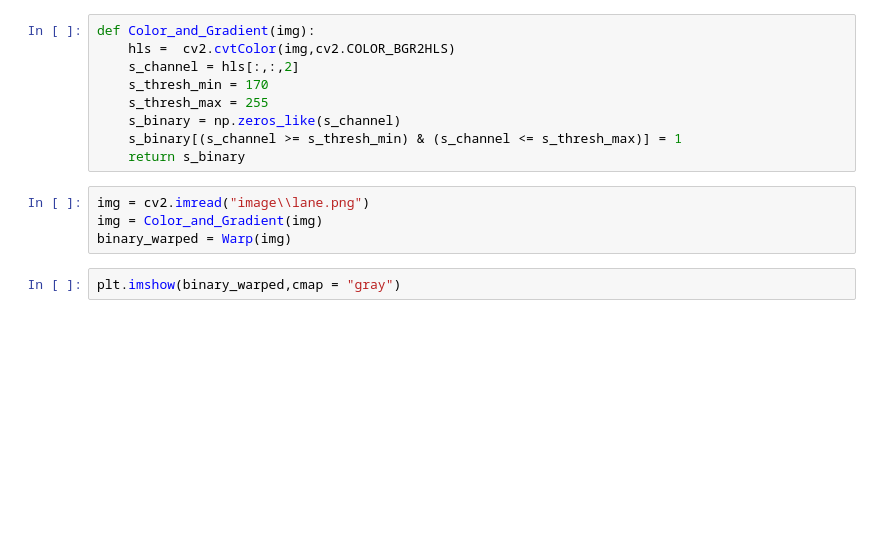
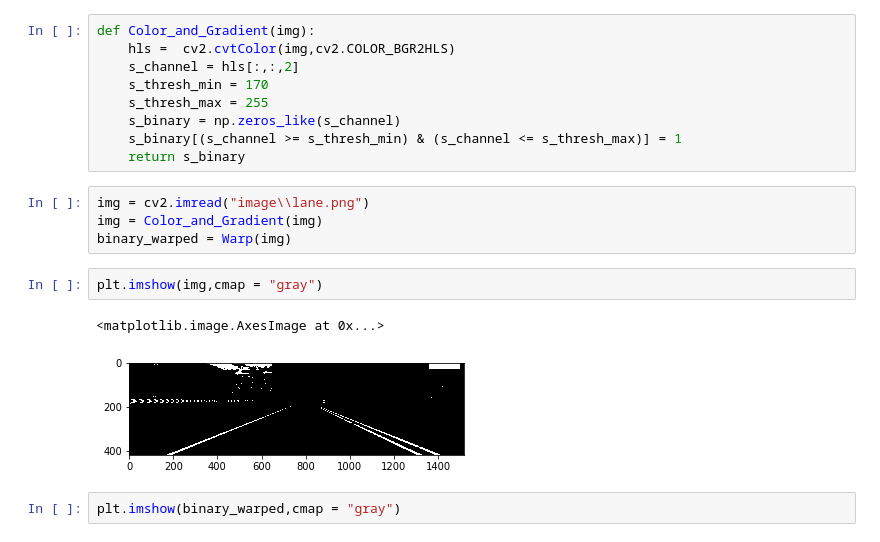
Before and after one commit to aayushrai/Advanced-lane-lines-detection, a Jupyter notebook: Some basics/Search from prior.ipynb, the cells around one changed output. Saved outputs shown, nothing was run; the diff lists cells and outputs as text; blank space fills up the shorter version.

```diff
--- a/Some basics/Search from prior.ipynb
+++ b/Some basics/Search from prior.ipynb
@@ -24,6 +24,11 @@ def Color_and_Gradient(img):
 img = cv2.imread("image\\lane.png")
 img = Color_and_Gradient(img)
 binary_warped = Warp(img)
+# %%
+plt.imshow(img,cmap = "gray")
+# %% [output]
+<matplotlib.image.AxesImage at 0x...>
+[figure, added]
 # %%
 plt.imshow(binary_warped,cmap = "gray")
 # %% [output]
```
Also changed, not shown: 5 other files.
